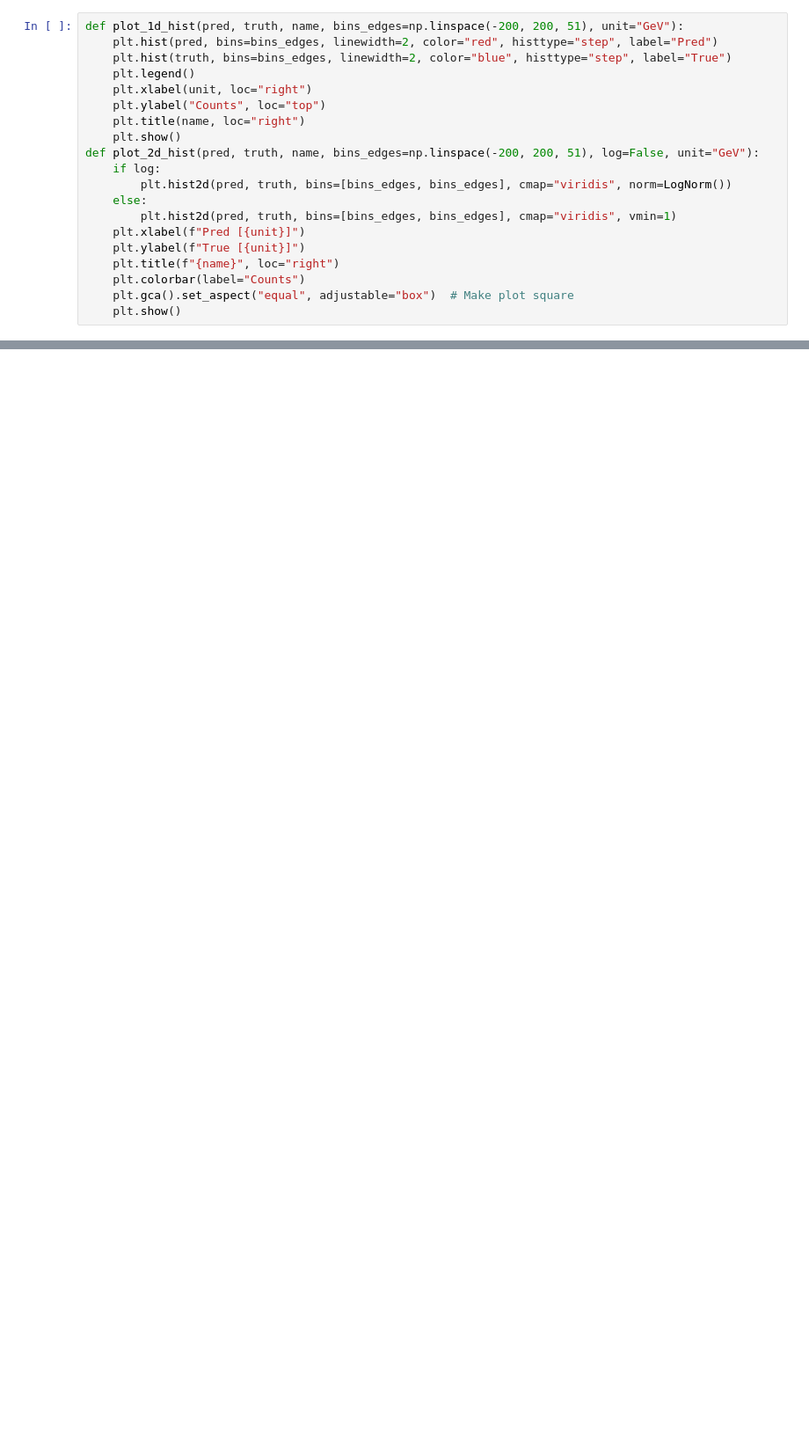
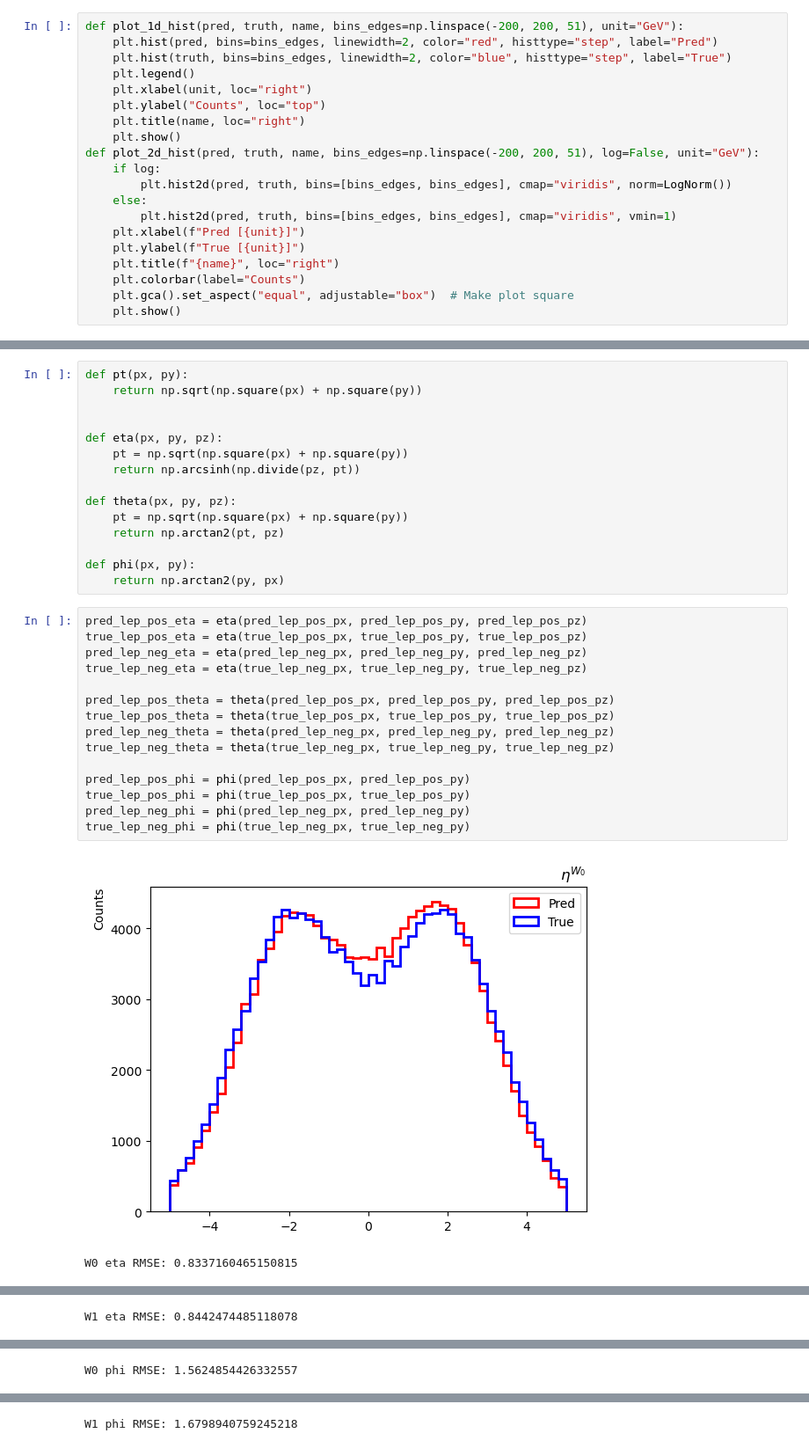
Before and after one commit to yygarypeng/ww-pcres, a Jupyter notebook: visualize.ipynb, the cells around one changed output, grey strips where cells are left out. Shown at 88% size. Saved outputs shown, nothing was run; the diff lists cells and outputs as text; blank space fills up the shorter version.

```diff
--- a/visualize.ipynb
+++ b/visualize.ipynb
@@ -139,0 +162,33 @@ plot_2d_hist(pred_w1_mass_2, true_w1_mass_2, name=r"$m_{W_1}$", bins_edges=bins,
+# %%
+def pt(px, py):
+    return np.sqrt(np.square(px) + np.square(py))
+
+
+def eta(px, py, pz):
+    pt = np.sqrt(np.square(px) + np.square(py))
+    return np.arcsinh(np.divide(pz, pt))
+
+def theta(px, py, pz):
+    pt = np.sqrt(np.square(px) + np.square(py))
+    return np.arctan2(pt, pz)
+
+def phi(px, py):
+    return np.arctan2(py, px)
+# %%
+pred_lep_pos_eta = eta(pred_lep_pos_px, pred_lep_pos_py, pred_lep_pos_pz)
+true_lep_pos_eta = eta(true_lep_pos_px, true_lep_pos_py, true_lep_pos_pz)
+pred_lep_neg_eta = eta(pred_lep_neg_px, pred_lep_neg_py, pred_lep_neg_pz)
+true_lep_neg_eta = eta(true_lep_neg_px, true_lep_neg_py, true_lep_neg_pz)
+
+pred_lep_pos_theta = theta(pred_lep_pos_px, pred_lep_pos_py, pred_lep_pos_pz)
+true_lep_pos_theta = theta(true_lep_pos_px, true_lep_pos_py, true_lep_pos_pz)
+pred_lep_neg_theta = theta(pred_lep_neg_px,	pred_lep_neg_py, pred_lep_neg_pz)
+true_lep_neg_theta = theta(true_lep_neg_px, true_lep_neg_py, true_lep_neg_pz)
+
+pred_lep_pos_phi = phi(pred_lep_pos_px, pred_lep_pos_py)
+true_lep_pos_phi = phi(true_lep_pos_px, true_lep_pos_py)
+pred_lep_neg_phi = phi(pred_lep_neg_px, pred_lep_neg_py)
+true_lep_neg_phi = phi(true_lep_neg_px, true_lep_neg_py)
+# %% [output]
+[figure, added]
+W0 eta RMSE: 0.8337160465150815
@@ -139,0 +197 @@ plot_2d_hist(pred_w1_mass_2, true_w1_mass_2, name=r"$m_{W_1}$", bins_edges=bins,
+W1 eta RMSE: 0.8442474485118078
@@ -139,0 +200 @@ plot_2d_hist(pred_w1_mass_2, true_w1_mass_2, name=r"$m_{W_1}$", bins_edges=bins,
+W0 phi RMSE: 1.5624854426332557
@@ -139,0 +203 @@ plot_2d_hist(pred_w1_mass_2, true_w1_mass_2, name=r"$m_{W_1}$", bins_edges=bins,
+W1 phi RMSE: 1.6798940759245218
```
Also changed, not shown: parts of 11 cells of this notebook, 11 other files.
